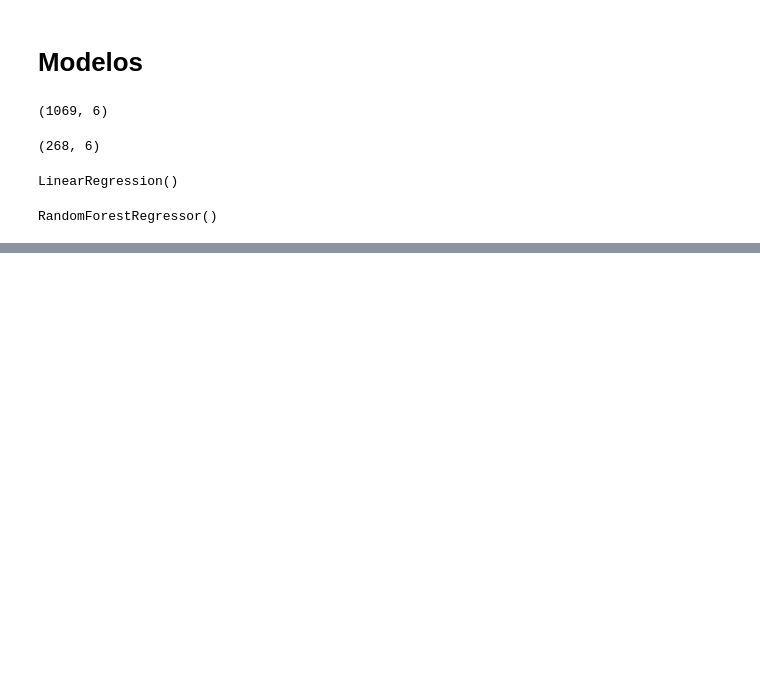
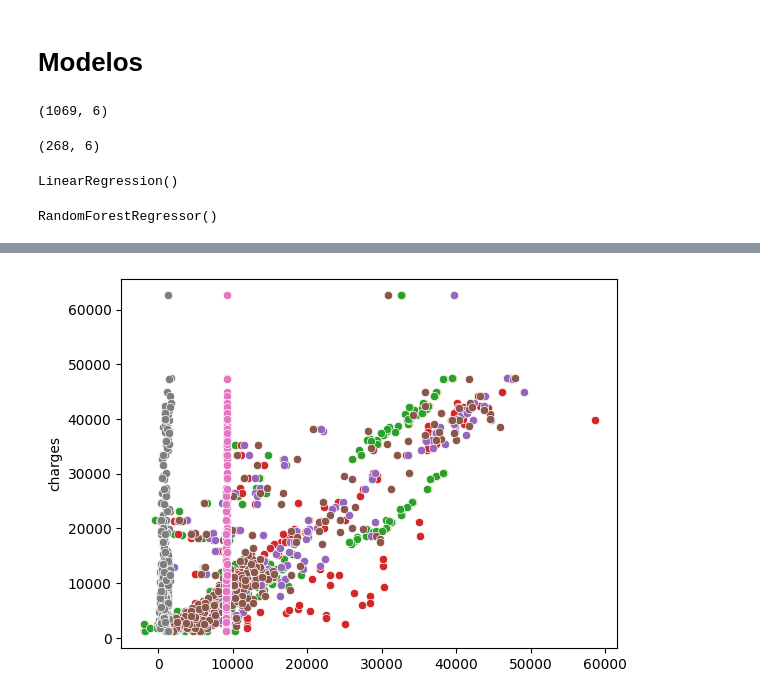
Before and after one commit to tonimartibarbera/Exercicis_Curs_Intro_analisi_de_dades_Python, a Jupyter notebook: 6a 7a i 8a sessió_Machine_Learning.ipynb, the cells around one changed output, grey strips where cells are left out. Drawn from its saved outputs; the diff is of its cells as text; code cells hidden in the pictures; blank space fills up the shorter version.

```diff
--- a/6a 7a i 8a sessió_Machine_Learning.ipynb
+++ b/6a 7a i 8a sessió_Machine_Learning.ipynb
@@ -387,0 +425,5 @@ for name, model in models.items(): # para iterar sobre las claves y los valores
+# %%
+for name, y_values in data_y.items():
+    sns.scatterplot(y = y_test, x = y_values)
+# %% [output]
+[figure, added]
```
Also changed, not shown: parts of 4 cells of this notebook.
